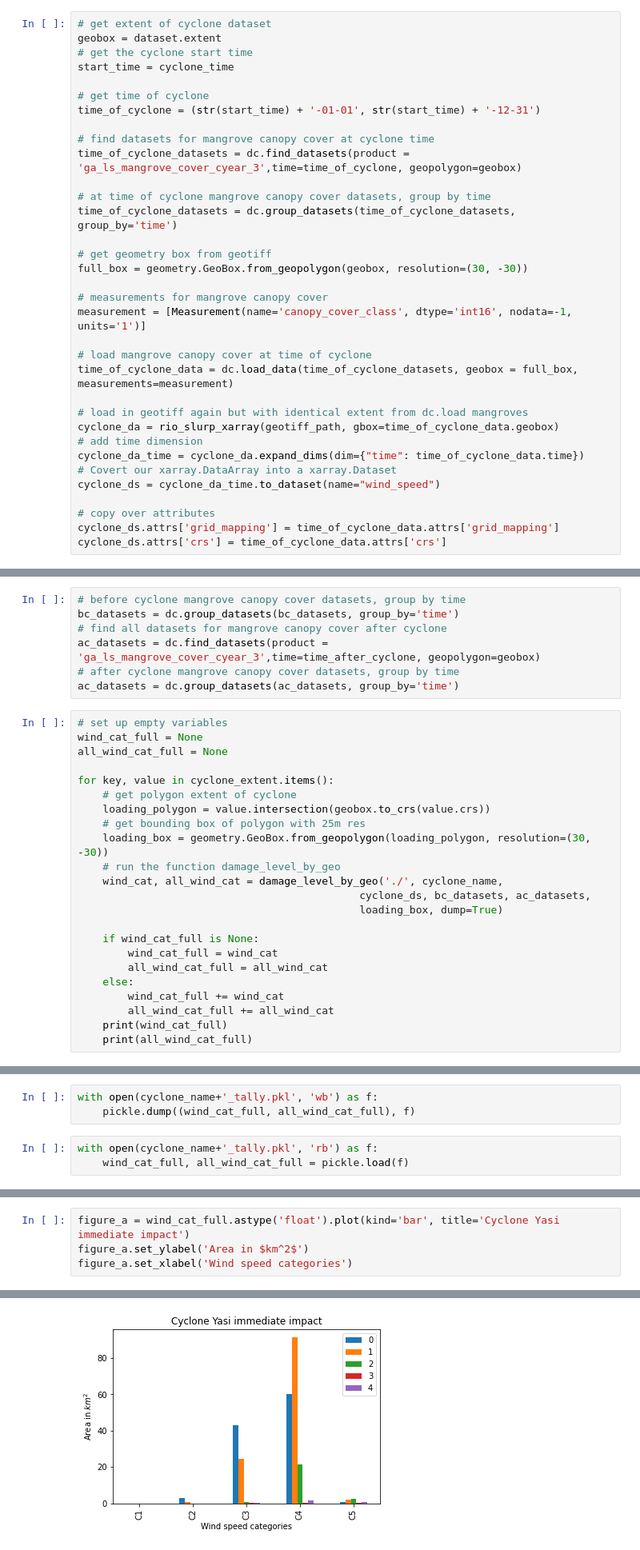
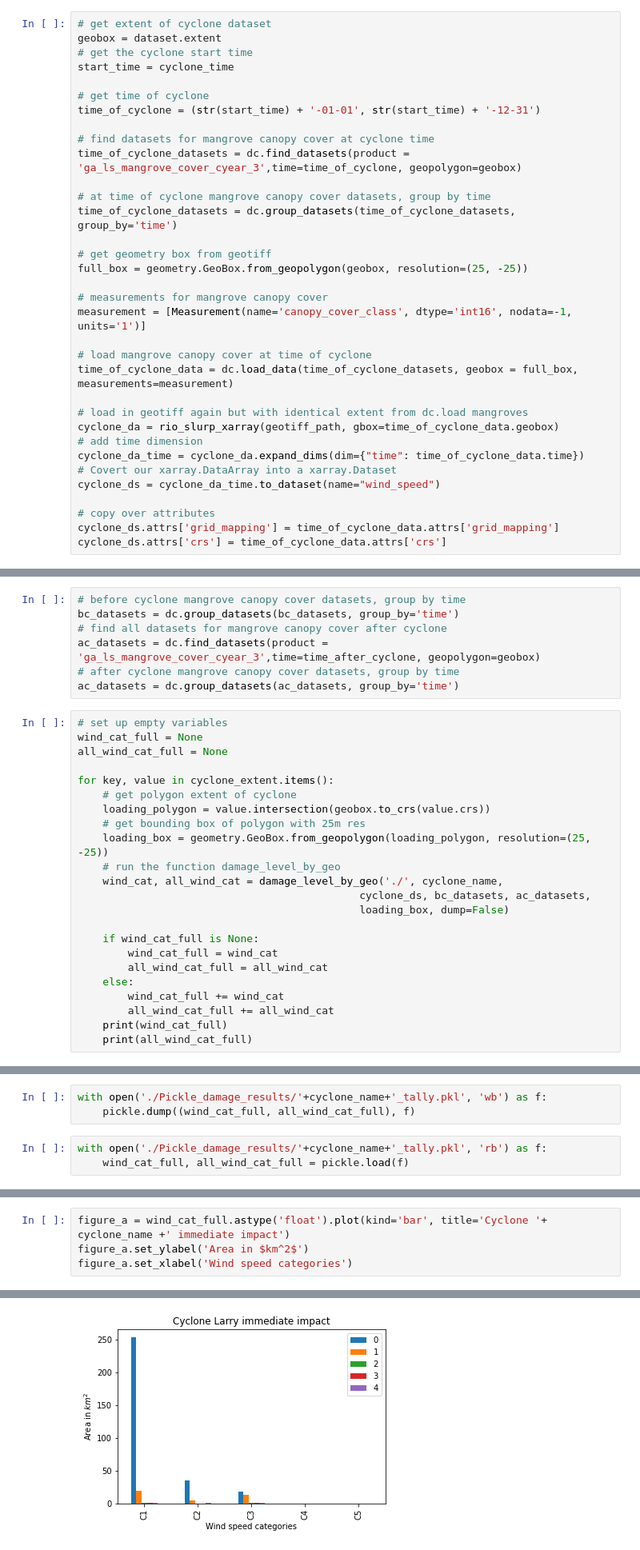
Before and after one commit to christopherowers/TC_mangroves, a Jupyter notebook: Cyclone_damage.ipynb, the cells around one changed output, grey strips where cells are left out. Shown: that part at 80% size. Saved outputs shown, nothing was run; the diff lists cells and outputs as text.

Commit message:
working at 25m and checked against old data for Yasi and Larry
slight discrepancies, but overall pretty close, probably due to col3 mangroves

```diff
--- a/Cyclone_damage.ipynb
+++ b/Cyclone_damage.ipynb
@@ -72,7 +70,7 @@ time_of_cyclone_datasets = dc.find_datasets(product = 'ga_ls_mangrove_cover_cyea
 time_of_cyclone_datasets = dc.group_datasets(time_of_cyclone_datasets, group_by='time')
 
 # get geometry box from geotiff
-full_box = geometry.GeoBox.from_geopolygon(geobox, resolution=(30, -30))
+full_box = geometry.GeoBox.from_geopolygon(geobox, resolution=(25, -25))
 
 # measurements for mangrove canopy cover
 measurement = [Measurement(name='canopy_cover_class', dtype='int16', nodata=-1, units='1')]
@@ -123,11 +121,11 @@ for key, value in cyclone_extent.items():
     # get polygon extent of cyclone
     loading_polygon = value.intersection(geobox.to_crs(value.crs))
     # get bounding box of polygon with 25m res
-    loading_box = geometry.GeoBox.from_geopolygon(loading_polygon, resolution=(30, -30))
+    loading_box = geometry.GeoBox.from_geopolygon(loading_polygon, resolution=(25, -25))
     # run the function damage_level_by_geo
     wind_cat, all_wind_cat = damage_level_by_geo('./', cyclone_name,
                                              cyclone_ds, bc_datasets, ac_datasets,
-                                             loading_box, dump=True)
+                                             loading_box, dump=False)
 
     if wind_cat_full is None:
         wind_cat_full = wind_cat
@@ -158,7 +156,7 @@ C5   3.373125      0.94    1.0275  0.013125  0.026875
 # %%
-with open(cyclone_name+'_tally.pkl', 'wb') as f:
+with open('./Pickle_damage_results/'+cyclone_name+'_tally.pkl', 'wb') as f:
     pickle.dump((wind_cat_full, all_wind_cat_full), f)
 # %%
-with open(cyclone_name+'_tally.pkl', 'rb') as f:
+with open('./Pickle_damage_results/'+cyclone_name+'_tally.pkl', 'rb') as f:
     wind_cat_full, all_wind_cat_full = pickle.load(f)
 # %%
@@ -173,8 +193,8 @@ wind_cat_full
 # %%
-figure_a = wind_cat_full.astype('float').plot(kind='bar', title='Cyclone Yasi immediate impact')
+figure_a = wind_cat_full.astype('float').plot(kind='bar', title='Cyclone '+ cyclone_name +' immediate impact')
 figure_a.set_ylabel('Area in $km^2$')
 figure_a.set_xlabel('Wind speed categories')
 # %% [output]
 Text(0.5, 0, 'Wind speed categories')
-[figure, old version]
+[figure, new version]
 # %%
```
Also changed, not shown: parts of 8 cells of this notebook.
